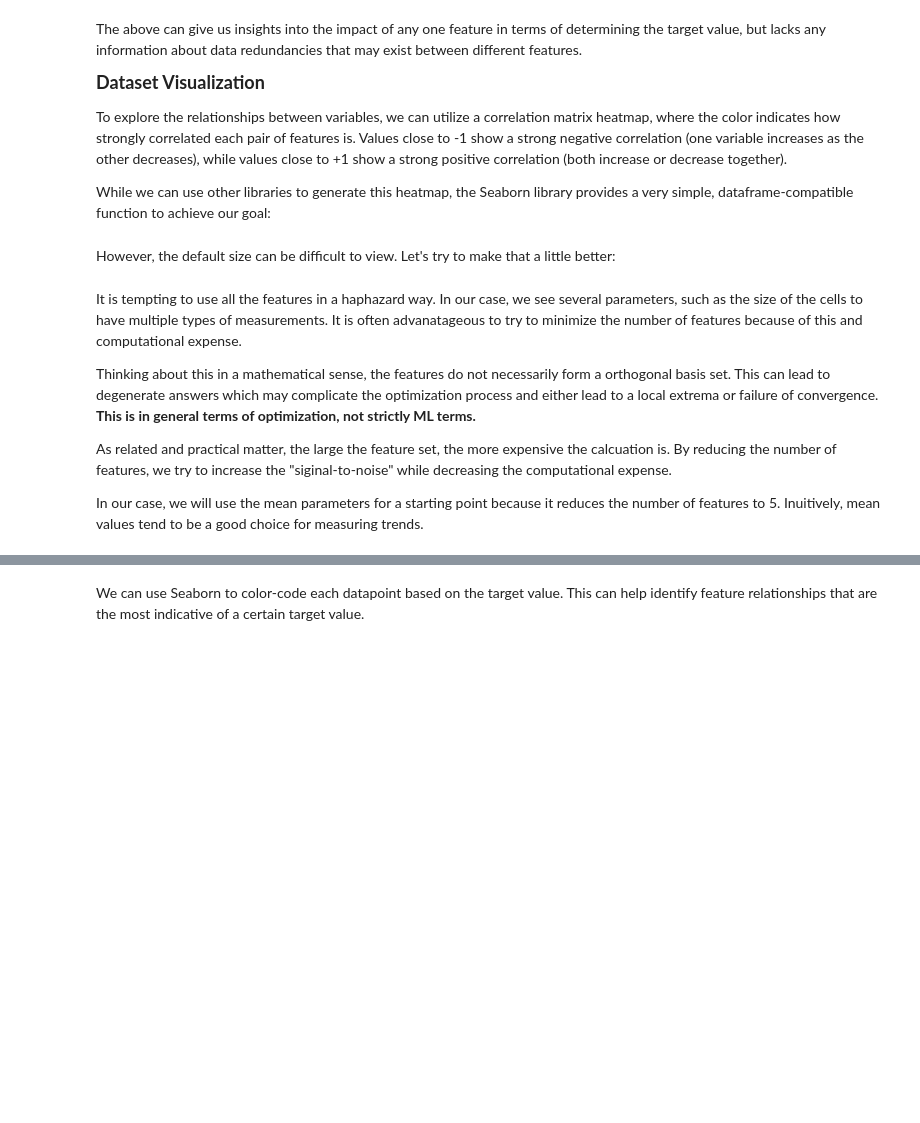
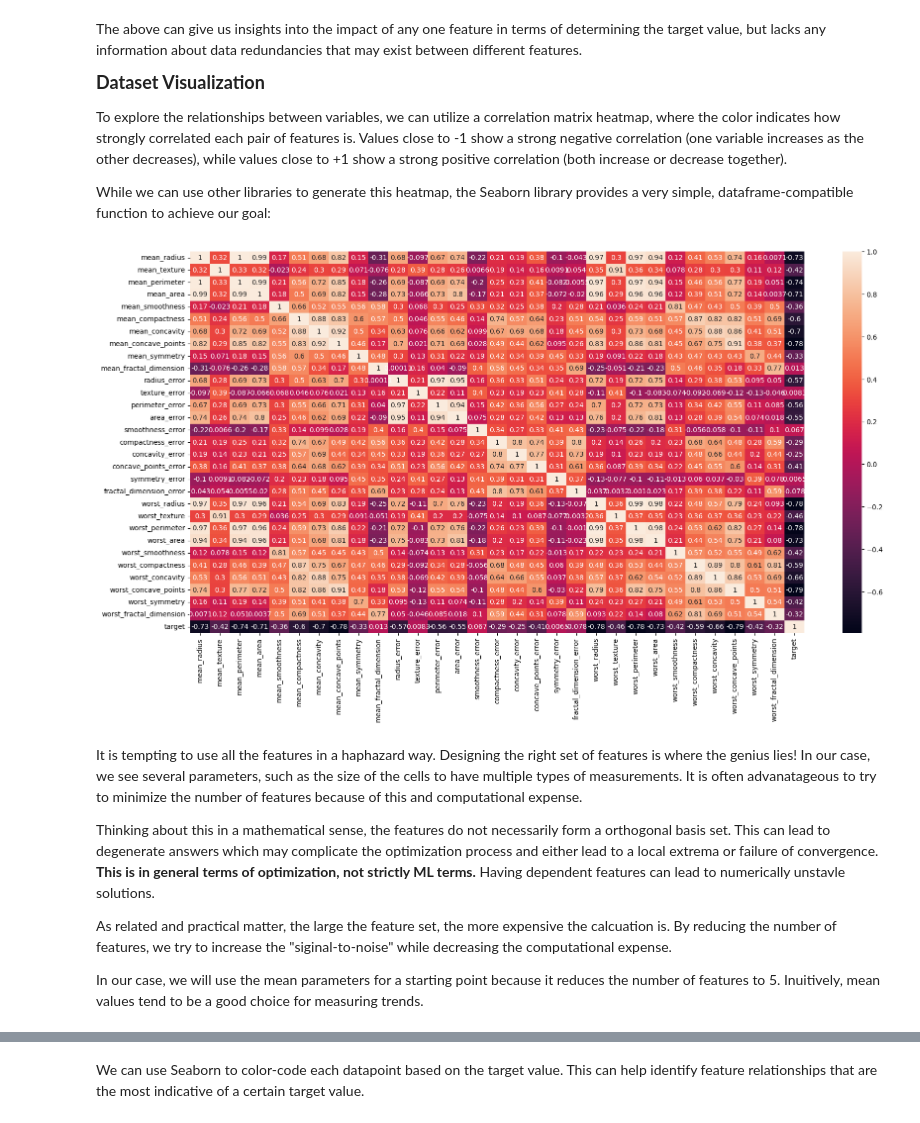
Before and after one commit to dphanish/PACE-Apps-of-ML, a Jupyter notebook: PACE-App_of_ML.ipynb, the cells around one changed output, grey strips where cells are left out. Saved outputs shown, nothing was run; the diff lists cells and outputs as text; code cells hidden in the pictures; blank space fills up the shorter version.

```diff
--- a/PACE-App_of_ML.ipynb
+++ b/PACE-App_of_ML.ipynb
@@ -385,14 +392,14 @@ sns.heatmap(df_scaled.corr(),annot=True)
-# %% [markdown]
-However, the default size can be difficult to view. Let's try to make that a little better:
 # %%
-plt.figure(figsize=(20,10))
-ax = sns.heatmap(df_scaled.corr(),annot=True) # This is because of an issue in matplotlib.
-bottom, top = ax.get_ylim()
-ax.set_ylim(bottom+0.5, top-0.5)
+plt.figure(figsize=(20,10)) #default size can be difficult to view
+ax = sns.heatmap(df_cancer.corr(),annot=True)
+#bottom, top = ax.get_ylim()  # This is because of an issue in matplotlib < v3.1.2.
+#ax.set_ylim(bottom+0.5, top-0.5)
+# %% [output]
+[figure, added]
 # %% [markdown]
-It is tempting to use all the features in a haphazard way. In our case, we see several parameters, such as the size of the cells to have multiple types of measurements. It is often advanatageous to try to minimize the number of features because of this and computational expense.
+It is tempting to use all the features in a haphazard way. Designing the right set of features is where the genius lies! In our case, we see several parameters, such as the size of the cells to have multiple types of measurements. It is often advanatageous to try to minimize the number of features because of this and computational expense.
 
-Thinking about this in a mathematical sense, the features do not necessarily form a orthogonal basis set. This can lead to degenerate answers which may complicate the optimization process and either lead to a local extrema or failure of convergence. **This is in general terms of optimization, not strictly ML terms.**
+Thinking about this in a mathematical sense, the features do not necessarily form a orthogonal basis set. This can lead to degenerate answers which may complicate the optimization process and either lead to a local extrema or failure of convergence. **This is in general terms of optimization, not strictly ML terms.** Having dependent features can lead to numerically unstavle solutions.
 
 As related and practical matter, the large the feature set, the more expensive the calcuation is. By reducing the number of features, we try to increase the "siginal-to-noise" while decreasing the computational expense.
 
```
Also changed, not shown: parts of 72 cells of this notebook.
